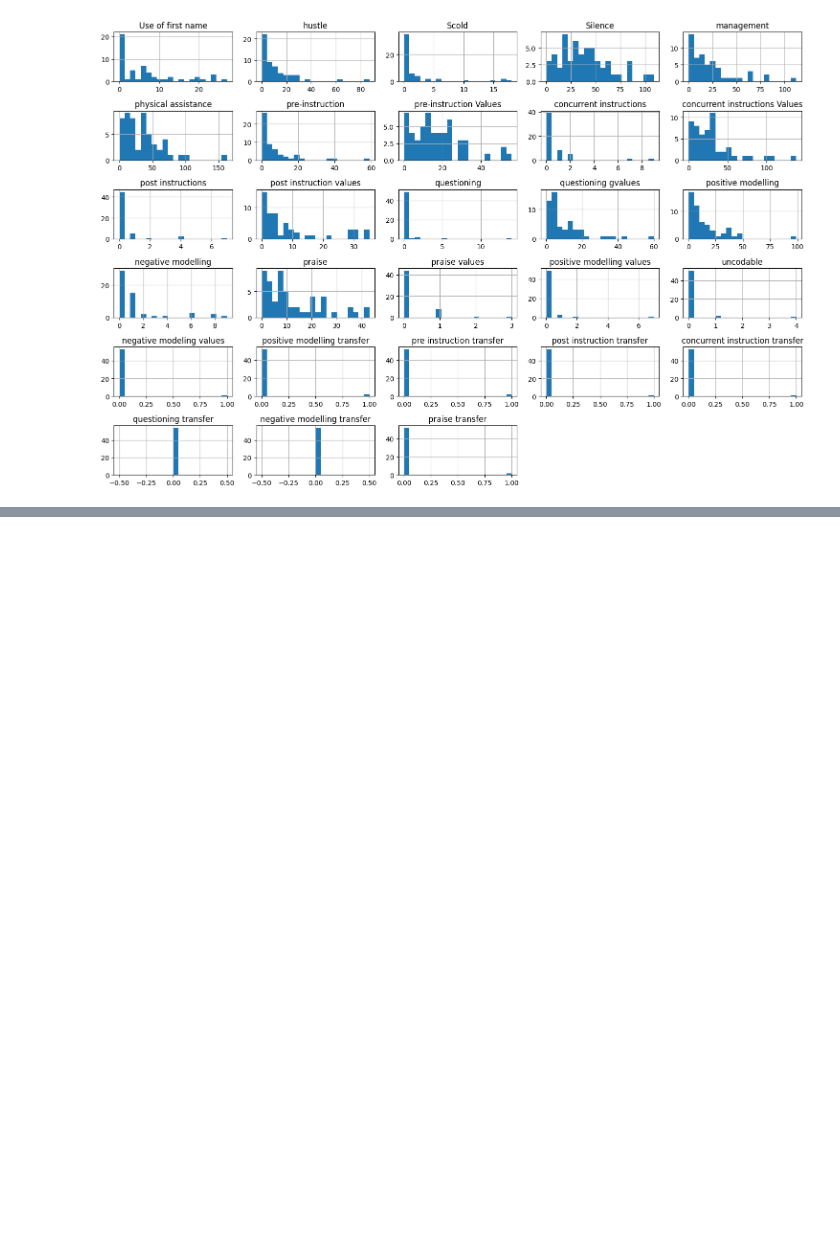
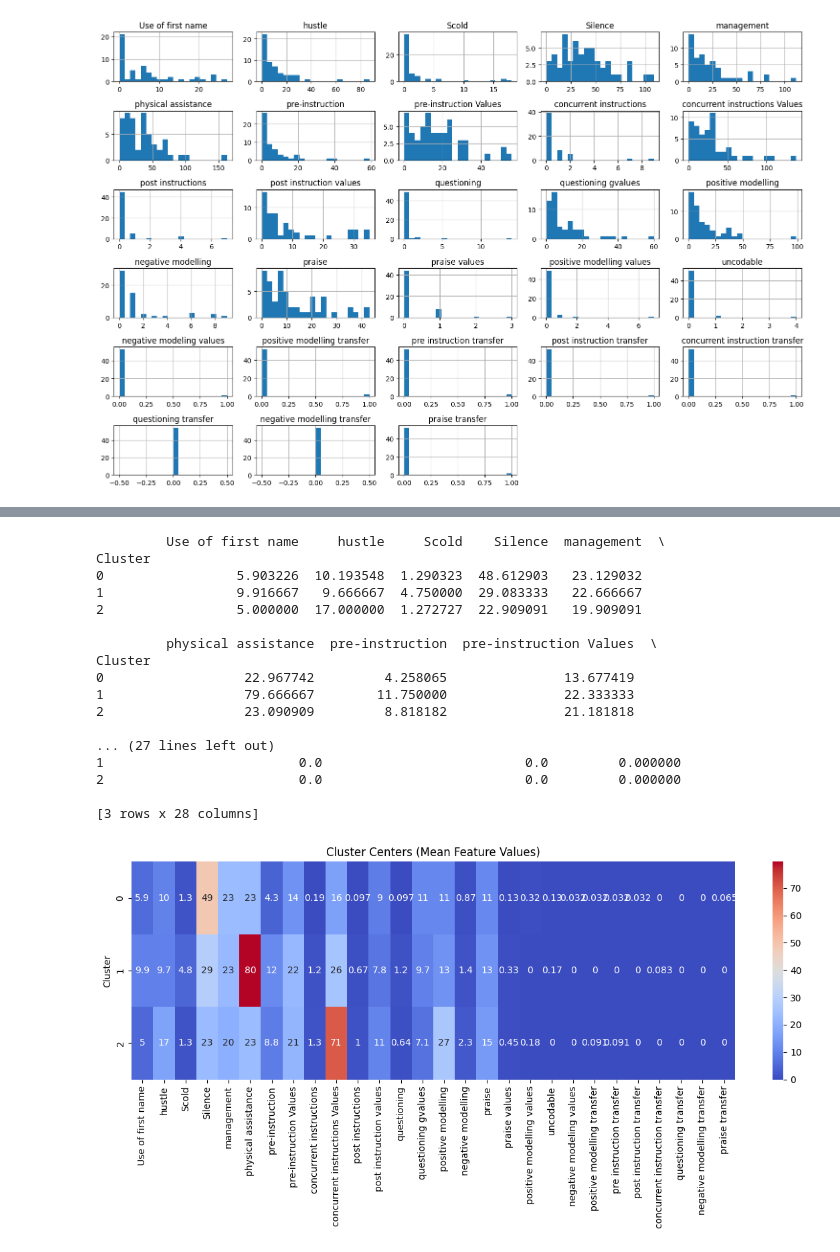
Before and after one commit to indicium15/ml-workshop, a Jupyter notebook: koh-et-al.ipynb, the cells around one changed output, grey strips where cells are left out. Saved outputs shown, nothing was run; the diff lists cells and outputs as text; code cells hidden in the pictures; blank space fills up the shorter version.

```diff
--- a/koh-et-al.ipynb
+++ b/koh-et-al.ipynb
@@ -156,0 +224,30 @@ Cluster                                                           ...
+# %%
+import seaborn as sns
+# Calculate mean feature values for each cluster
+cluster_means = clustered_df.groupby('Cluster').mean(numeric_only=True)
+print(cluster_means)
+
+plt.figure(figsize=(12, 6))
+sns.heatmap(cluster_means, annot=True, cmap='coolwarm')
+plt.title('Cluster Centers (Mean Feature Values)')
+plt.tight_layout()
+plt.show()
+# %% [output]
+         Use of first name     hustle     Scold    Silence  management  \
+Cluster
+0                 5.903226  10.193548  1.290323  48.612903   23.129032
+1                 9.916667   9.666667  4.750000  29.083333   22.666667
+2                 5.000000  17.000000  1.272727  22.909091   19.909091
+
+         physical assistance  pre-instruction  pre-instruction Values  \
+Cluster
+0                  22.967742         4.258065               13.677419
+1                  79.666667        11.750000               22.333333
+2                  23.090909         8.818182               21.181818
+
+... (27 lines left out)
+1                         0.0                          0.0         0.000000
+2                         0.0                          0.0         0.000000
+
+[3 rows x 28 columns]
+[figure, added]
```
Also changed, not shown: parts of 18 cells of this notebook, 1 other file.
